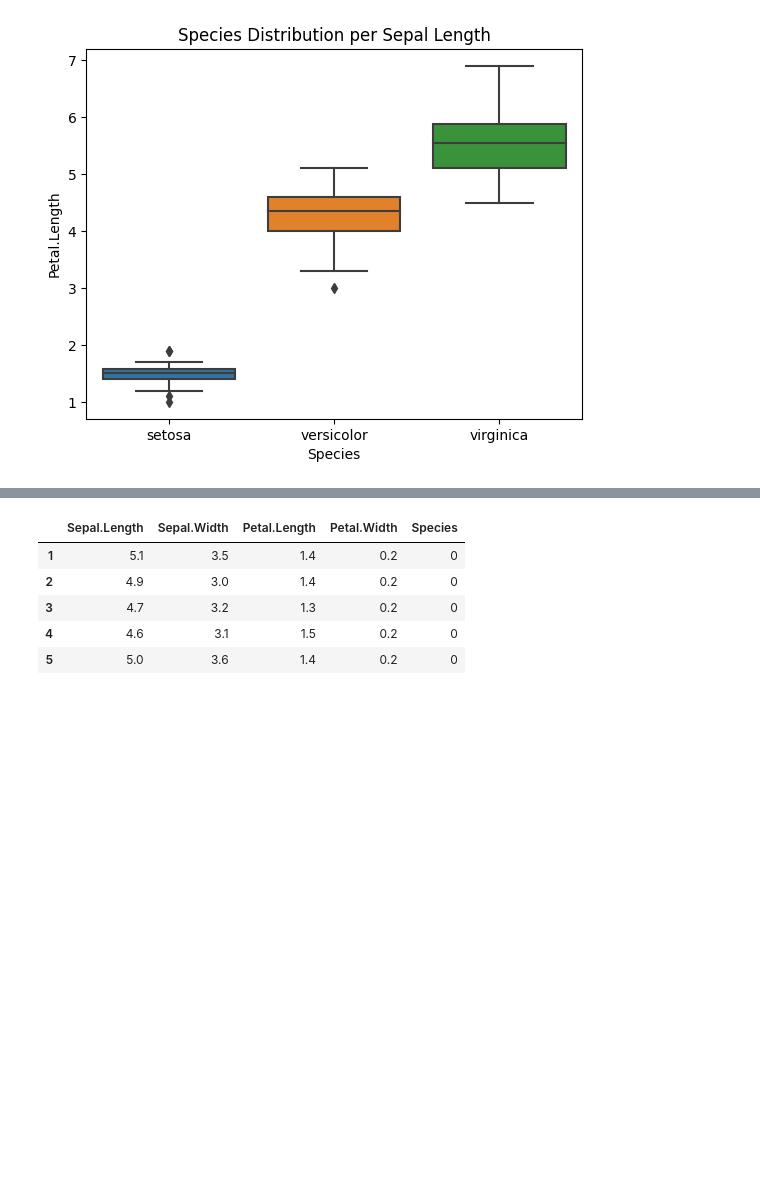
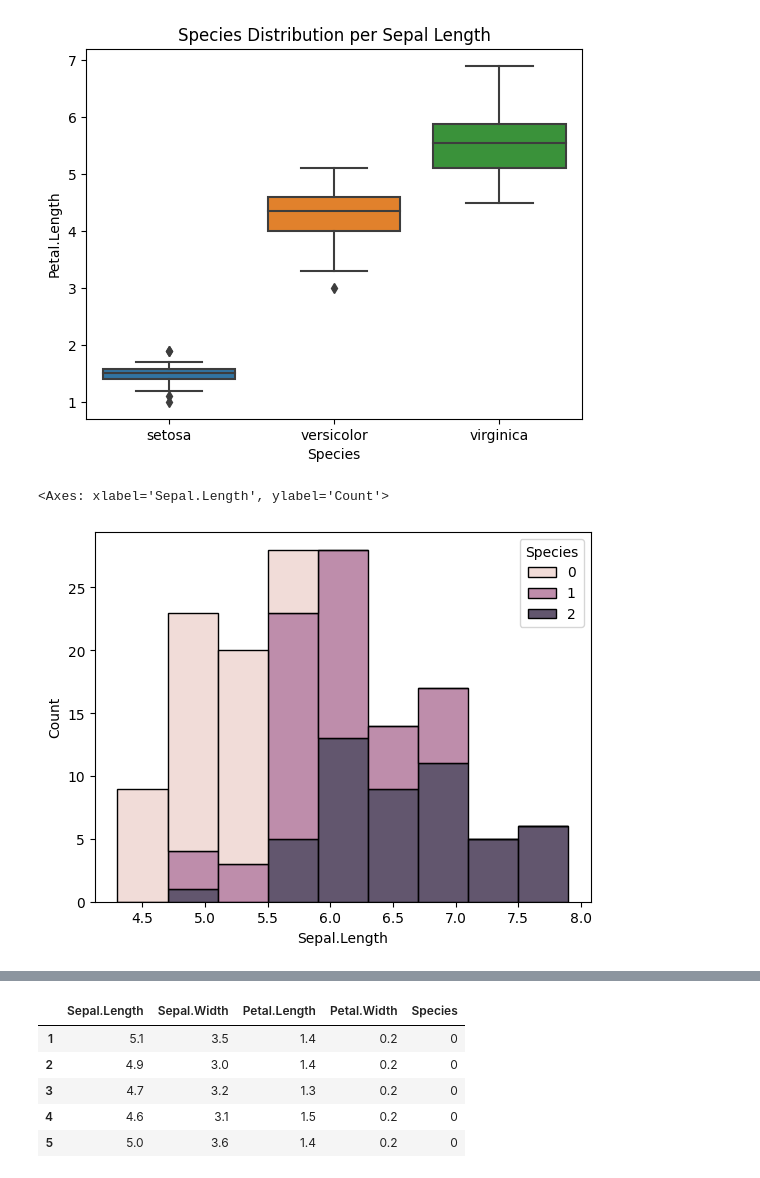
Before and after one commit to jplantin1970/DS-Projects, a Jupyter notebook: Untitled22.ipynb, the cells around one changed output, grey strips where cells are left out. Saved outputs shown, nothing was run; the diff lists cells and outputs as text; code cells hidden in the pictures; blank space fills up the shorter version.

```diff
--- a/Untitled22.ipynb
+++ b/Untitled22.ipynb
@@ -109,3 +109,9 @@ fig.set_title('Species Distribution per Sepal Length');
 [figure]
 # %%
 df_copy=df1
+# %%
+# Distribution of Sepal Length
+sns.histplot(data=df1, x="Sepal.Length",hue='Species', multiple='stack')
+# %% [output]
+<Axes: xlabel='Sepal.Length', ylabel='Count'>
+[figure, added]
```
Also changed, not shown: parts of 7 cells of this notebook.
